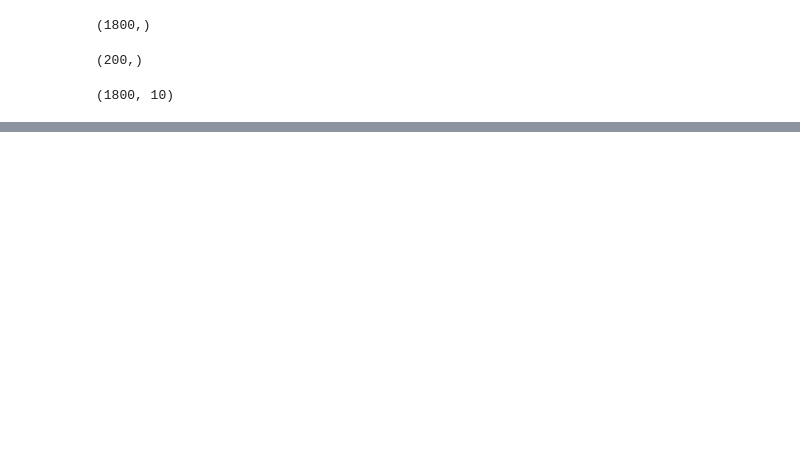
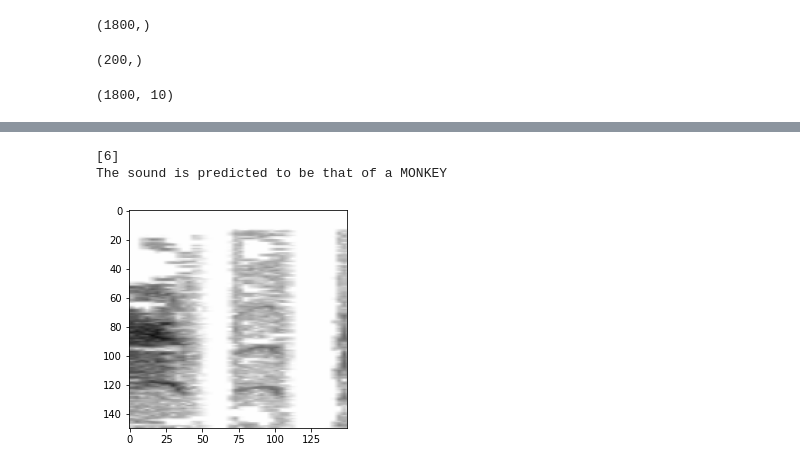
Before and after one commit to QuangLe102/AI, a Jupyter notebook: Classification_animal.ipynb, the cells around one changed output, grey strips where cells are left out. Drawn from its saved outputs; the diff is of its cells as text; code cells hidden in the pictures; blank space fills up the shorter version.

```diff
--- a/Classification_animal.ipynb
+++ b/Classification_animal.ipynb
@@ -187,0 +193,4 @@ Label[pred[0]]
+# %%
+dir_wav = "../content/drive/MyDrive/WAV/7.MONKEY/10_51B_out_2.wav"
+Classification (dir_wav)
+# %% [output]
@@ -187,0 +198,3 @@ Label[pred[0]]
+[6]
+The sound is predicted to be that of a MONKEY
+[figure, added]
```
Also changed, not shown: parts of 10 cells of this notebook.
